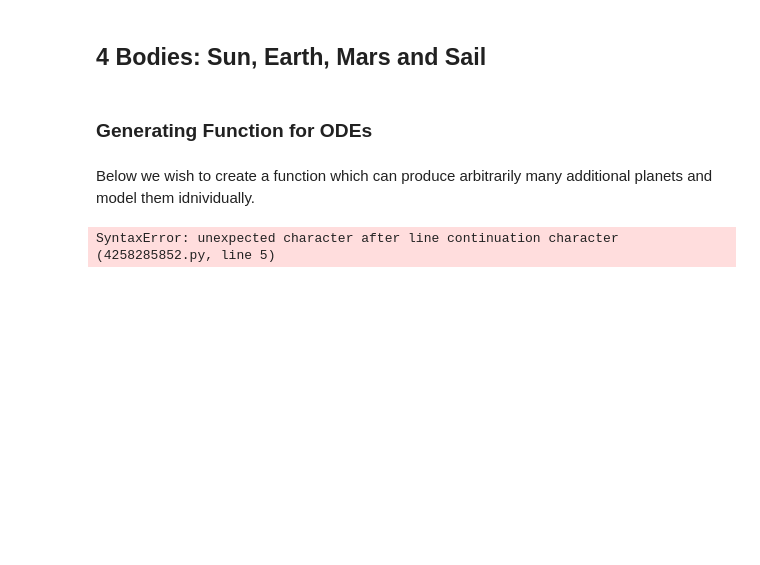
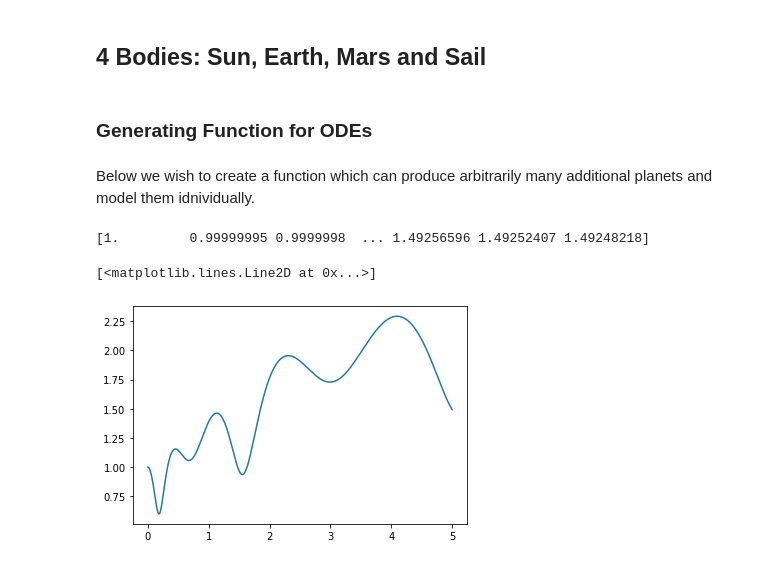
Before and after one commit to GameOver203/Lagrangian-Solar-Sail-Modelling, a Jupyter notebook: Orbital Mechanics for a Solar Sail.ipynb, the cells around one changed output. Cells and saved outputs as stored; diff of their text form; code cells hidden in the pictures; blank space fills up the shorter version.

Commit message:
Continued work on 4 body

```diff
--- a/Orbital Mechanics for a Solar Sail.ipynb
+++ b/Orbital Mechanics for a Solar Sail.ipynb
@@ -208,7 +195,5 @@ def g1(r1,r2,theta1,theta2):
             math.cos(theta1 - theta2))**(3/2)))
 
 def g2(r1,r2,theta1,theta2):
-    return (r_2 * math.sin(theta1 - theta2)) / (r_1*(r1**2 + r2**2 - 2 * r1 * r2 * \
+    return (r2 * math.sin(theta1 - theta2)) / (r1*(r1**2 + r2**2 - 2 * r1 * r2 * \
             math.cos(theta1 - theta2))**(3/2))
-# %% [output]
-SyntaxError: unexpected character after line continuation character (4258285852.py, line 5)
@@ -227,26 +216,44 @@ def fourBodyODEs(x,t,R,area_to_mass,phi):
     theta_m = x[10]
     theta_m_dot = x[11]
 
-    # Additional terms so the lines aren't quite so long.
+    r_ddot = r * theta_dot**2 +  - (beta_1) /r**2 - beta_2 * g1(r,r_e,theta,theta_e) - beta_3 * g1(r,r_m,theta,theta_m) \
+                + (r**(-2)) * (alpha / sigma) * (1 + R * np.cos(2 * phi)) * np.cos(phi)
 
-    sail_and_earth_term_r = G_CONSTANT * EARTH_MASS_CONSTANT * polarDistancePartialr1(r,r_e,theta,theta_e)
-    sail_and_mars_term_r = G_CONSTANT * MARS_MASS_CONSTANT * polarDistancePartialr1(r,r_m,theta,theta_m)
+    theta_ddot = (-2/r) * r_dot * theta_dot - beta_2 * g2(r, r_e, theta, theta_e) - beta_3 * g2(r,r_m,theta,theta_m) \
+                - (r**(-3)) * (alpha / sigma) * R * np.sin(2 * phi) * np.cos(phi)
 
-    sail_and_earth_term_theta = G_CONSTANT * EARTH_MASS_CONSTANT * polarDistancePartialtheta1(r,r_e,theta,theta_e)
-    sail_and_mars_term_theta = G_CONSTANT * MARS_MASS_CONSTANT * polarDistancePartialtheta1(r,r_m,theta,theta_m)
+    r_e_ddot = r_e * (theta_e_dot)**2 - beta_1 / r**2 - beta_3 * g1(r_e, r_m, theta_e, theta_m)
 
-    force_r = (L0_CONSTANT / (4 * C_CONSTANT * math.pi)) * area_to_mass * (1 + R * math.cos(2 * phi)) \
-            * math.cos(phi) / r**2
+    theta_e_ddot = - (2 / r_e) * r_e_dot * theta_e_dot - beta_3 * g2(r_e,r_m,theta_e,theta_m)
 
-    force_t = L0_CONSTANT / (4 * C_CONSTANT * math.pi) * area_to_mass * R * math.sin(2 * phi) * math.cos(phi) / r**3
+    r_m_ddot = r_m * (theta_m_dot)**2 - beta_1 / r**2 - beta_2 * g1(r_m, r_e, theta_m, theta_e)
 
-
-
-    r_ddot = r * theta_dot**2 +  + (G_CONSTANT * SOLAR_MASS_CONSTANT) /r**2 \
-            - sail_and_earth_term_r - sail_and_mars_term_r
-
-    theta_ddot = (-2/r) * r_dot * theta_dot - sail_and_earth_term_theta/r**2 - sail_and_mars_term_theta/r**2 - force_t
+    theta_m_ddot = - (2 / r_m) * r_m_dot * theta_m_dot - beta_2 * g2(r_m,r_e,theta_m,theta_e)
 
 
     return [r_dot, r_ddot, theta_dot, theta_ddot, r_e_dot, r_e_ddot, theta_e_dot, theta_e_ddot, \
-           r_m_dot, r_m_ddot]
+           r_m_dot, r_m_ddot, theta_m_dot, theta_m_ddot]
+# %%
+t = np.linspace(0, 5,100000)
+
+r0, rdot0, theta0, thetadot0 = 0.7, 0, 0, 3 * math.pi
+r_e0, r_e_dot0, theta_e0, theta_e_dot0 = 1, 0, 0, 2 * math.pi
+r_m0, r_m_dot0, theta_m0, theta_m_dot0 = 1.5237, 0, 0, 1.882 * 2 * math.pi
+
+y0 = [r0, rdot0, theta0, thetadot0, r_e0, r_e_dot0, theta_e0, theta_e_dot0, \
+     r_m0, r_m_dot0, theta_m0, theta_m_dot0]
+
+y,info = odeint(fourBodyODEs, y0,t, args=(0.9, 5e-3,(-1/8) * np.pi), full_output=1)
+
+r_s, r_dot_s, theta_s, theta_dot_s = y[:,0], y[:,1], y[:,2], y[:,3]
+r_e, r_dot_e, theta_e, theta_dot_e = y[:,4], y[:,5], y[:,6], y[:,7]
+r_m, r_dot_m, theta_m, theta_dot_m = y[:,8], y[:,9], y[:,10], y[:,11]
+
+print(r_e)
+# %% [output]
+[1.         0.99999995 0.9999998  ... 1.49256596 1.49252407 1.49248218]
+# %%
+plt.plot(t, r_e)
+# %% [output]
+[<matplotlib.lines.Line2D at 0x...>]
+[figure, added]
```
Also changed, not shown: parts of 6 cells of this notebook.
